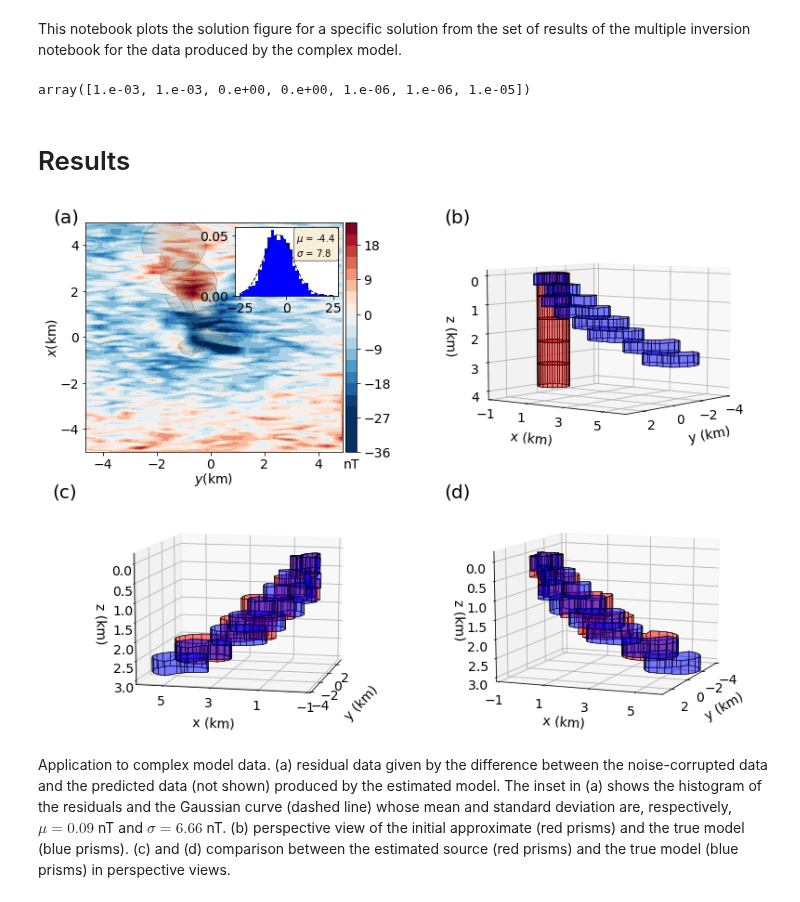
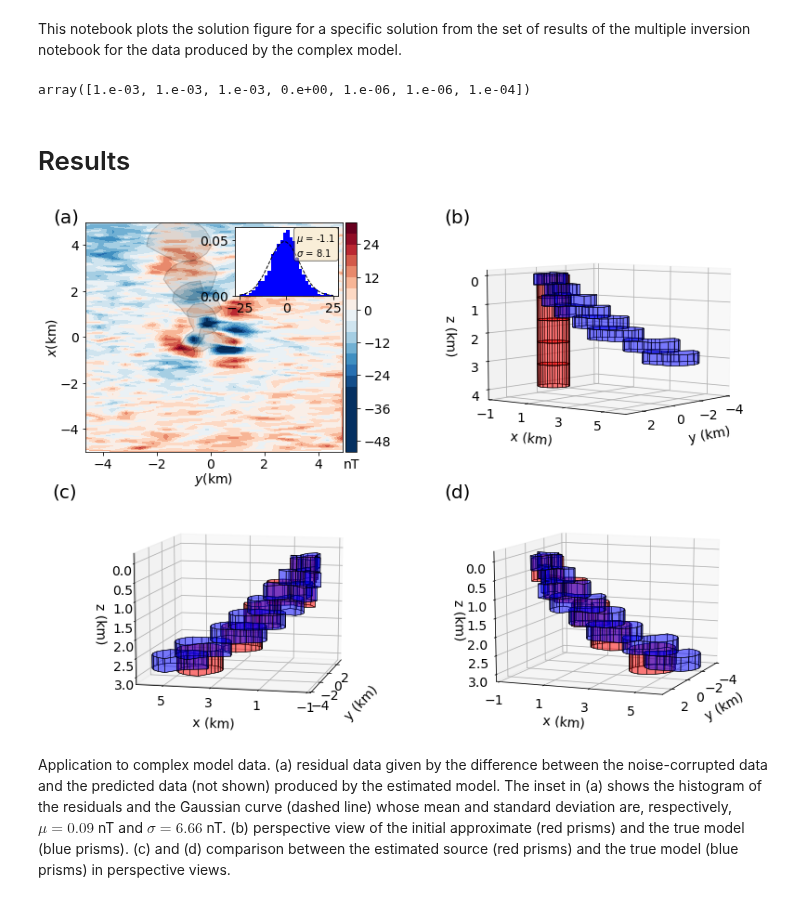
Before and after one commit to pinga-lab/magnetic-radial-inversion, a Jupyter notebook: code/inclined-great-regional/plot_solutions.ipynb, the cells around one changed output. Drawn from its saved outputs; the diff is of its cells as text; code cells hidden in the pictures.

Commit message:
outcropping tests

```diff
--- a/code/inclined-great-regional/plot_solutions.ipynb
+++ b/code/inclined-great-regional/plot_solutions.ipynb
@@ -22,7 +22,7 @@ sys.path.insert(0, '../../code')
 import mag_polyprism_functions as mfun
 # %%
 # importing the pickle file of results
-result_path = 'l2-tfa-inversion/multiple-11-Nov-2020-10h:27m/'
+result_path = 'l2-tfa-inversion/multiple-outcrop-333664/'
 
 with open(result_path+'inversion.pickle') as w:
         inversion = pickle.load(w)
@@ -33,22 +33,22 @@ with open('../inclined/model.pickle') as w:
 # %%
 inversion['regularization']
 # %% [output]
-array([1.e-03, 1.e-03, 0.e+00, 0.e+00, 1.e-06, 1.e-06, 1.e-05])
+array([1.e-03, 1.e-03, 1.e-03, 0.e+00, 1.e-06, 1.e-06, 1.e-04])
 # %%
 # directory to save the figures and filename
-filename = '../../manuscript/figures/regional-l2-solution.png'
-#filename = ''
+#filename = '../../manuscript/figures/regional-l2-solution.png'
+filename = ''
 # %% [markdown]
 # Results
 # %%
 mfun.plot_solution(inversion['x'], inversion['y'],
-                            inversion['z'], inversion['results'][1][3],
-                            inversion['results'][1][2][-1],
-                            inversion['results'][1][2][0],
+                            inversion['z'], inversion['results'][23][3],
+                            inversion['results'][23][2][-1],
+                            inversion['results'][23][2][0],
                                (13,10), 200,(0.6, 0.95),
                             [7, 38, 12, -167, 12, 21], [-1,6,-4,3],
                             model['prisms'],filename)
 # %% [output]
-[figure, old version]
+[figure, new version]
 # %% [markdown]
 Application to complex model data. (a) residual data given by the difference between the noise-corrupted data and the predicted data (not shown) produced by the estimated model. The inset in (a) shows the histogram of the residuals and the Gaussian curve (dashed line) whose mean and standard deviation are, respectively, $\mu = 0.09$ nT and $\sigma=6.66$ nT. (b) perspective view of the initial approximate (red prisms) and the true model (blue prisms). (c) and (d) comparison between the estimated source (red prisms) and the true model (blue prisms) in perspective views.
```
Also changed, not shown: 12 other files.
